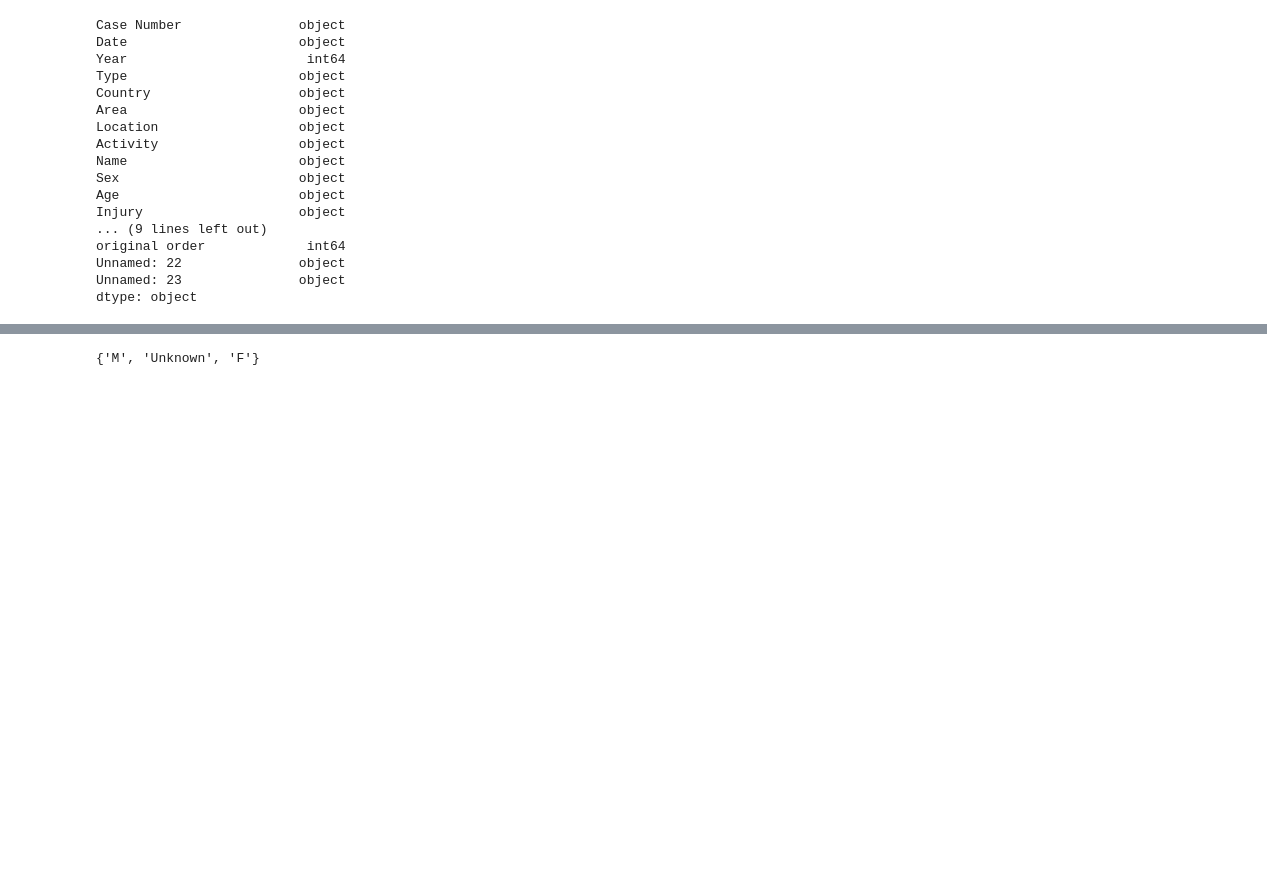
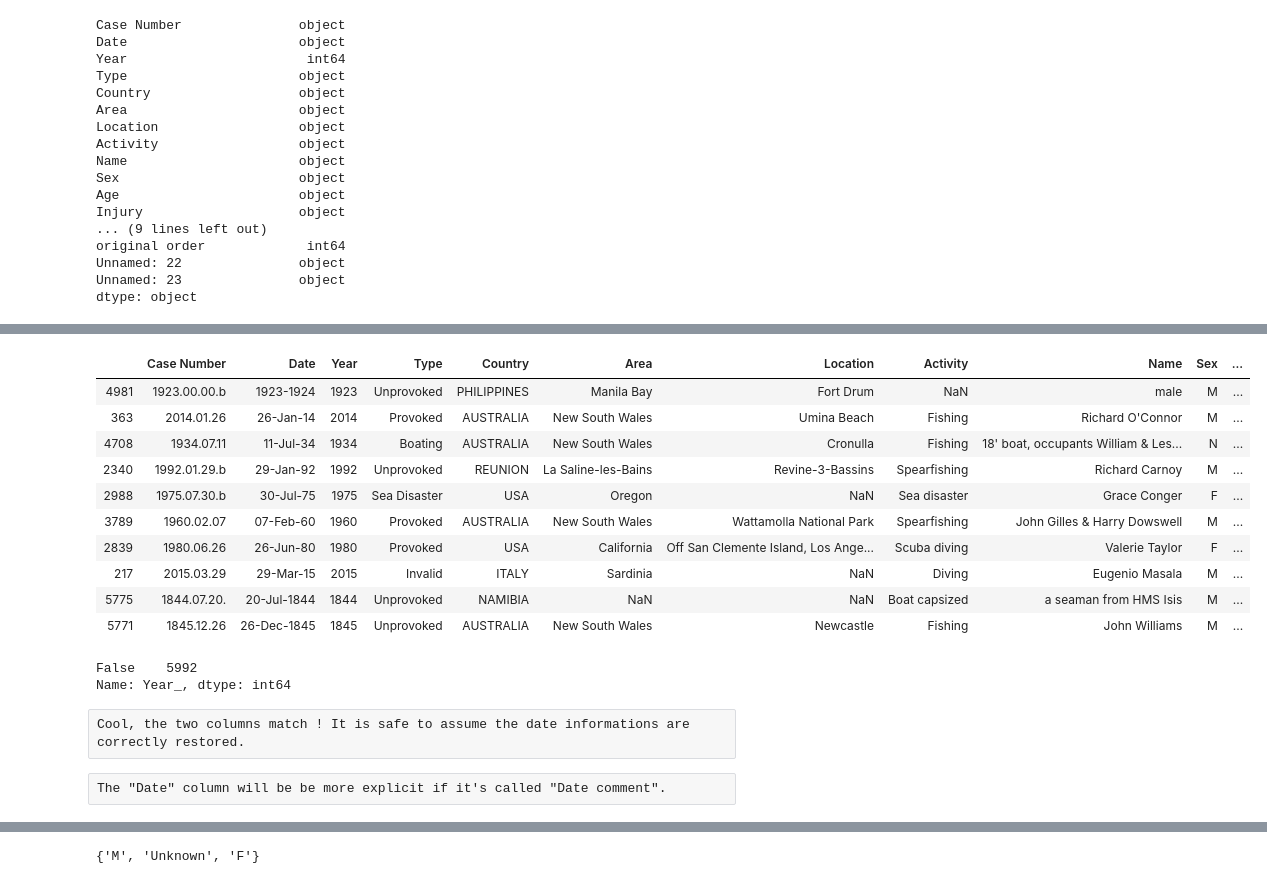
Before and after one commit to alinedebenath/ironhack-datalabs-dataparis0619-pt, a Jupyter notebook: module-1/pandas-project/your-code/data-wrangling.ipynb, the cells around one changed output, grey strips where cells are left out. Saved outputs shown, nothing was run; the diff lists cells and outputs as text; code cells hidden in the pictures; blank space fills up the shorter version.

```diff
--- a/module-1/pandas-project/your-code/data-wrangling.ipynb
+++ b/module-1/pandas-project/your-code/data-wrangling.ipynb
@@ -169,9 +56,0 @@ set(data['Date'])
-# %%
-# Extracting every alphabetic word in the column Date
-import re
-def alphabetic(letters):
-    return re.findall('\D*', letters)
-data['Date_alphab']=data['Date'].apply(alphabetic)
-Dates=data['Date_alphab'].values.tolist()
-flattened_list = [y for x in Dates for y in x]
-set(flattened_list)
@@ -199,19 +56,0 @@ data.rename(columns={'Date': 'Date comment'}, inplace=True)
-# %%
-# get year, month, day from Case Number
-try:
-    data['Year1']=[d[0:4] for d in data['Case Number']]
-except:
-    data['Year1']='00'
-try:
-    data['Month']=[d[5:7] for d in data['Case Number']]
-except:
-    data['Month']='00'
-try:
-    data['Day']=[d[8:10] for d in data['Case Number']]
-except:
-    data['Day']='00'
-data.loc[data['Year1'].str.contains('ND'),'Year']='00'
-data.loc[data['Year1'].str.contains('ND'),'Day']='00'
-data.loc[data['Year1'].str.contains('ND'),'Month']='00'
-
-data
@@ -363,0 +186,29 @@ data.Sex.fillna(data.name_corrected, inplace=True)
+# %%
+try:
+    data['Year_']=[d[0:4] for d in data['Case Number']]
+except:
+    data['Year_']='00'
+try:
+    data['Month']=[d[5:7] for d in data['Case Number']]
+except:
+    data['Month']='00'
+try:
+    data['Day']=[d[8:10] for d in data['Case Number']]
+except:
+    data['Day']='00'
+data.loc[data['Year_'].str.contains('(?i)ND'),'Year_']='00'
+data.loc[data['Year_'].str.contains('ND'),'Day']='00'
+data.loc[data['Year_'].str.contains('ND'),'Month']='00'
+data.sample(n=10)
+# %% [output]
+|  | Case Number | Date | Year | Type | Country | Area | Location | Activity | Name | Sex | ... |
+| 4981 | 1923.00.00.b | 1923-1924 | 1923 | Unprovoked | PHILIPPINES | Manila Bay | Fort Drum | NaN | male | M | ... |
+| 363 | 2014.01.26 | 26-Jan-14 | 2014 | Provoked | AUSTRALIA | New South Wales | Umina Beach | Fishing | Richard O'Connor | M | ... |
+| 4708 | 1934.07.11 | 11-Jul-34 | 1934 | Boating | AUSTRALIA | New South Wales | Cronulla | Fishing | 18' boat, occupants William & Les... | N | ... |
+| 2340 | 1992.01.29.b | 29-Jan-92 | 1992 | Unprovoked | REUNION | La Saline-les-Bains | Revine-3-Bassins | Spearfishing | Richard Carnoy | M | ... |
+| 2988 | 1975.07.30.b | 30-Jul-75 | 1975 | Sea Disaster | USA | Oregon | NaN | Sea disaster | Grace Conger | F | ... |
+| 3789 | 1960.02.07 | 07-Feb-60 | 1960 | Provoked | AUSTRALIA | New South Wales | Wattamolla National Park | Spearfishing | John Gilles & Harry Dowswell | M | ... |
+| 2839 | 1980.06.26 | 26-Jun-80 | 1980 | Provoked | USA | California | Off San Clemente Island, Los Ange... | Scuba diving | Valerie Taylor | F | ... |
+| 217 | 2015.03.29 | 29-Mar-15 | 2015 | Invalid | ITALY | Sardinia | NaN | Diving | Eugenio Masala | M | ... |
+| 5775 | 1844.07.20. | 20-Jul-1844 | 1844 | Unprovoked | NAMIBIA | NaN | NaN | Boat capsized | a seaman from HMS Isis | M | ... |
+| 5771 | 1845.12.26 | 26-Dec-1845 | 1845 | Unprovoked | AUSTRALIA | New South Wales | Newcastle | Fishing | John Williams | M | ... |
@@ -363,0 +217,7 @@ data.Sex.fillna(data.name_corrected, inplace=True)
+# %%
+data['Year_'].isin(data['Year']).value_counts()
+# %% [output]
+False    5992
+Name: Year_, dtype: int64
+# %% [raw]
+Cool, the two columns match ! It is safe to assume the date informations are correctly restored.
@@ -363,0 +226,2 @@ data.Sex.fillna(data.name_corrected, inplace=True)
+# %% [raw]
+The "Date" column will be be more explicit if it's called "Date comment".
```
Also changed, not shown: parts of 84 cells of this notebook, 1 other file.
